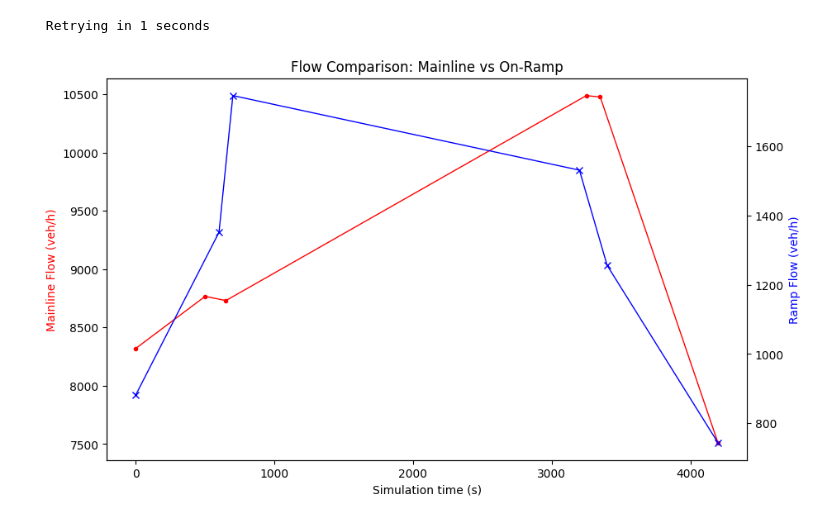
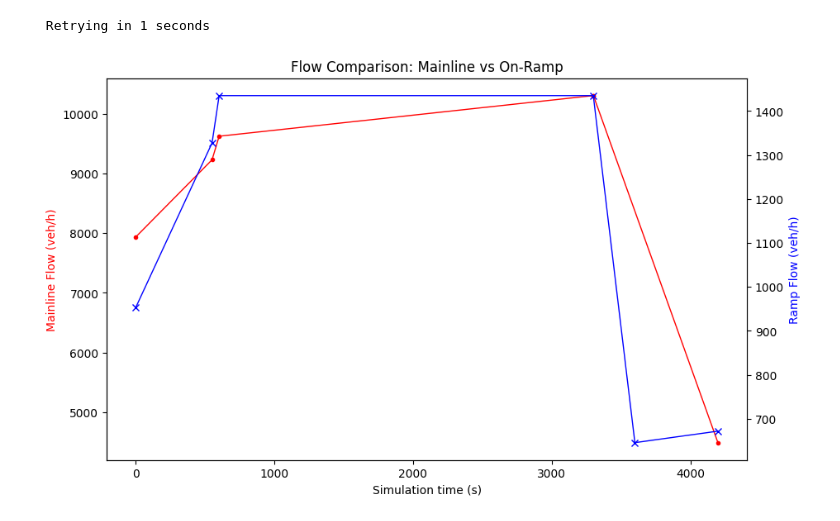
Before and after one commit to patbarry29/replication_2025_lang_et_al, a Jupyter notebook: single_ramp/replicate_graphs/plot_figure5.ipynb, the cells around one changed output. Cells and saved outputs as stored; diff of their text form; code cells hidden in the pictures.

```diff
--- a/single_ramp/replicate_graphs/plot_figure5.ipynb
+++ b/single_ramp/replicate_graphs/plot_figure5.ipynb
@@ -84,40 +84,40 @@ def getFlow(counts):
 ramp_flow = getFlow(ramp_counts)
 main_flow = getFlow(main_counts)
 # %%
-main_times_to_plot = np.asarray([0, 500, 650, 3250,3350, 4199])
-ramp_times_to_plot = np.asarray([0, 600, 700, 3200, 3400, 4199])
+main_times_to_plot = np.asarray([0, 550, 601, 3300, 3301, 4199])
+ramp_times_to_plot = np.asarray([0, 550, 601, 3300, 3600, 4199])
 
 x_main = np.asarray(times)[main_times_to_plot]
 y_main = main_flow[main_times_to_plot]
 
 x_ramp = np.asarray(times)[ramp_times_to_plot]
 y_ramp = ramp_flow[ramp_times_to_plot]
 
 # Create the first plot (Mainline)
 fig, ax1 = plt.subplots(figsize=(10, 6))
 
 # Mainline Plot on Left Axis
 ax1.plot(x_main, y_main, color="r", marker=".", linewidth=1, label="Mainline")
 ax1.set_xlabel("Simulation time (s)")
 ax1.set_ylabel("Mainline Flow (veh/h)", color="r")
 ax1.tick_params(axis='y')
 
 # Create the second y-axis sharing the same x-axis
 ax2 = ax1.twinx()
 
 # Ramp Plot on Right Axis
 ax2.plot(x_ramp, y_ramp, color="b", marker="x", linewidth=1, label="Ramp")
 ax2.set_ylabel("Ramp Flow (veh/h)", color="b")
 ax2.tick_params(axis='y')
 
 # Move the ramp axis label/ticks to the right (default for twinx)
 ax2.yaxis.tick_right()
 ax2.yaxis.set_label_position("right")
 
 plt.title("Flow Comparison: Mainline vs On-Ramp")
 plt.show()
 # %% [output]
-[figure, old version]
+[figure, new version]
 # %%
 # import numpy as np
 
```
Also changed, not shown: 22 other files.
